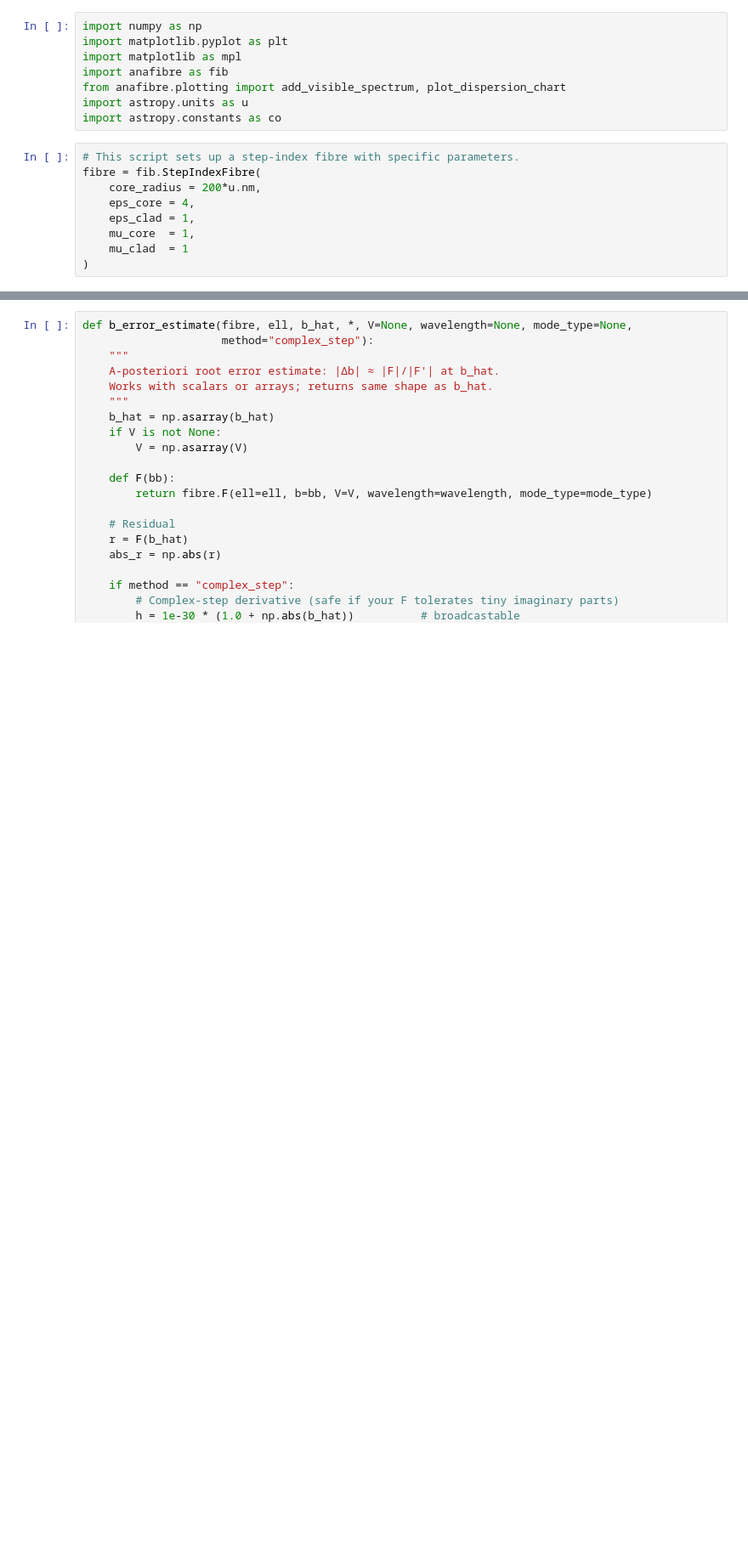
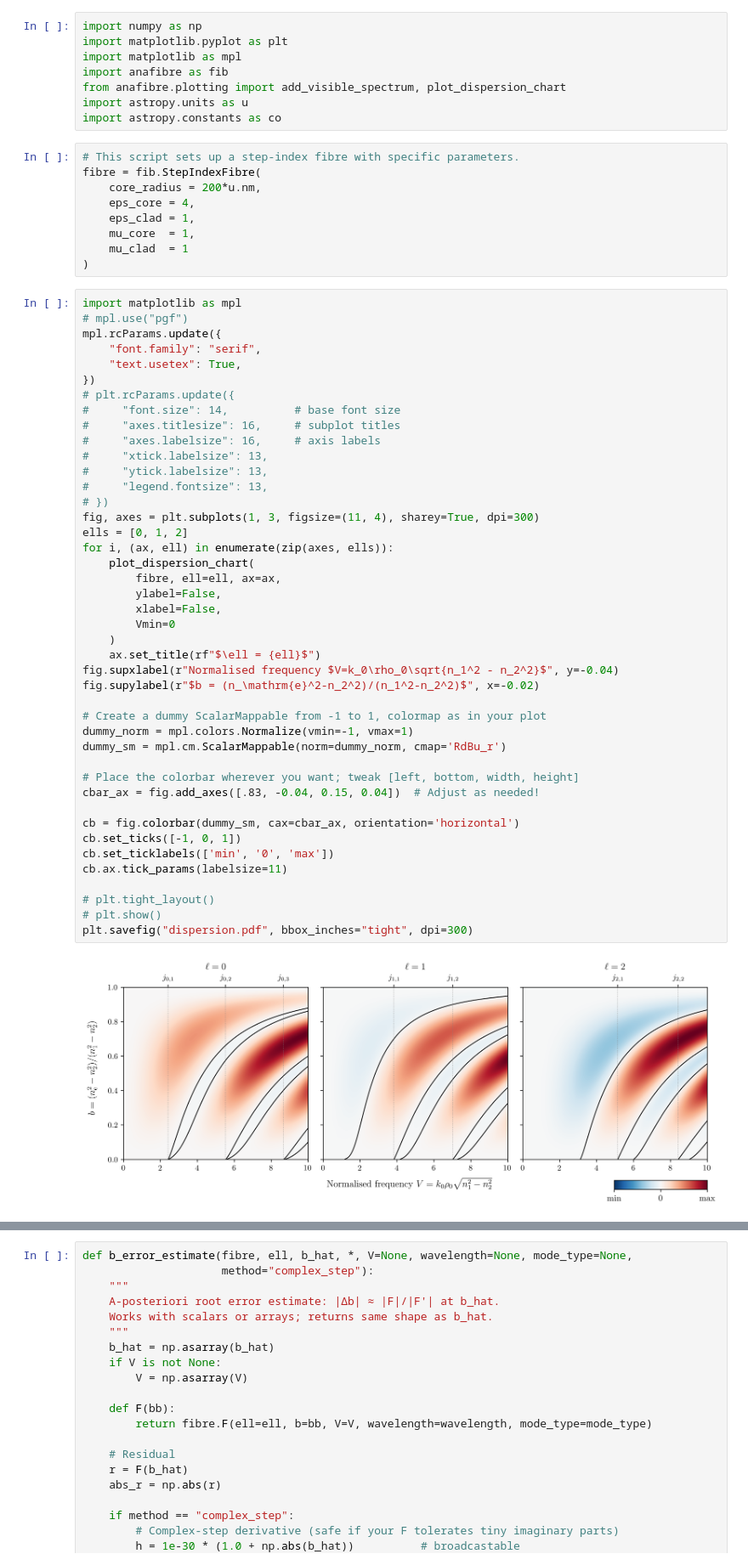
Before and after one commit to Sevastienn/anafibre, a Jupyter notebook: notebooks/test_dispersion.ipynb, the cells around one changed output, grey strips where cells are left out. Shown at 85% size. Saved outputs shown, nothing was run; the diff lists cells and outputs as text; blank space fills up the shorter version.

```diff
--- a/notebooks/test_dispersion.ipynb
+++ b/notebooks/test_dispersion.ipynb
@@ -15,6 +15,51 @@ fibre = fib.StepIndexFibre(
     mu_core  = 1,
     mu_clad  = 1
 )
+# %%
+import matplotlib as mpl
+# mpl.use("pgf")
+mpl.rcParams.update({
+    "font.family": "serif",
+    "text.usetex": True,
+})
+# plt.rcParams.update({
+#     "font.size": 14,          # base font size
+#     "axes.titlesize": 16,     # subplot titles
+#     "axes.labelsize": 16,     # axis labels
+#     "xtick.labelsize": 13,
+#     "ytick.labelsize": 13,
+#     "legend.fontsize": 13,
+# })
+fig, axes = plt.subplots(1, 3, figsize=(11, 4), sharey=True, dpi=300)
+ells = [0, 1, 2]
+for i, (ax, ell) in enumerate(zip(axes, ells)):
+    plot_dispersion_chart(
+        fibre, ell=ell, ax=ax,
+        ylabel=False,
+        xlabel=False,
+        Vmin=0
+    )
+    ax.set_title(rf"$\ell = {ell}$")
+fig.supxlabel(r"Normalised frequency $V=k_0\rho_0\sqrt{n_1^2 - n_2^2}$", y=-0.04)
+fig.supylabel(r"$b = (n_\mathrm{e}^2-n_2^2)/(n_1^2-n_2^2)$", x=-0.02)
+
+# Create a dummy ScalarMappable from -1 to 1, colormap as in your plot
+dummy_norm = mpl.colors.Normalize(vmin=-1, vmax=1)
+dummy_sm = mpl.cm.ScalarMappable(norm=dummy_norm, cmap='RdBu_r')
+
+# Place the colorbar wherever you want; tweak [left, bottom, width, height]
+cbar_ax = fig.add_axes([.83, -0.04, 0.15, 0.04])  # Adjust as needed!
+
+cb = fig.colorbar(dummy_sm, cax=cbar_ax, orientation='horizontal')
+cb.set_ticks([-1, 0, 1])
+cb.set_ticklabels(['min', '0', 'max'])
+cb.ax.tick_params(labelsize=11)
+
+# plt.tight_layout()
+# plt.show()
+plt.savefig("dispersion.pdf", bbox_inches="tight", dpi=300)
+# %% [output]
+[figure, added]
 # %%
 plot_dispersion_chart(
         fibre, ell=500,
```
Also changed, not shown: parts of 7 cells of this notebook, 12 other files.
